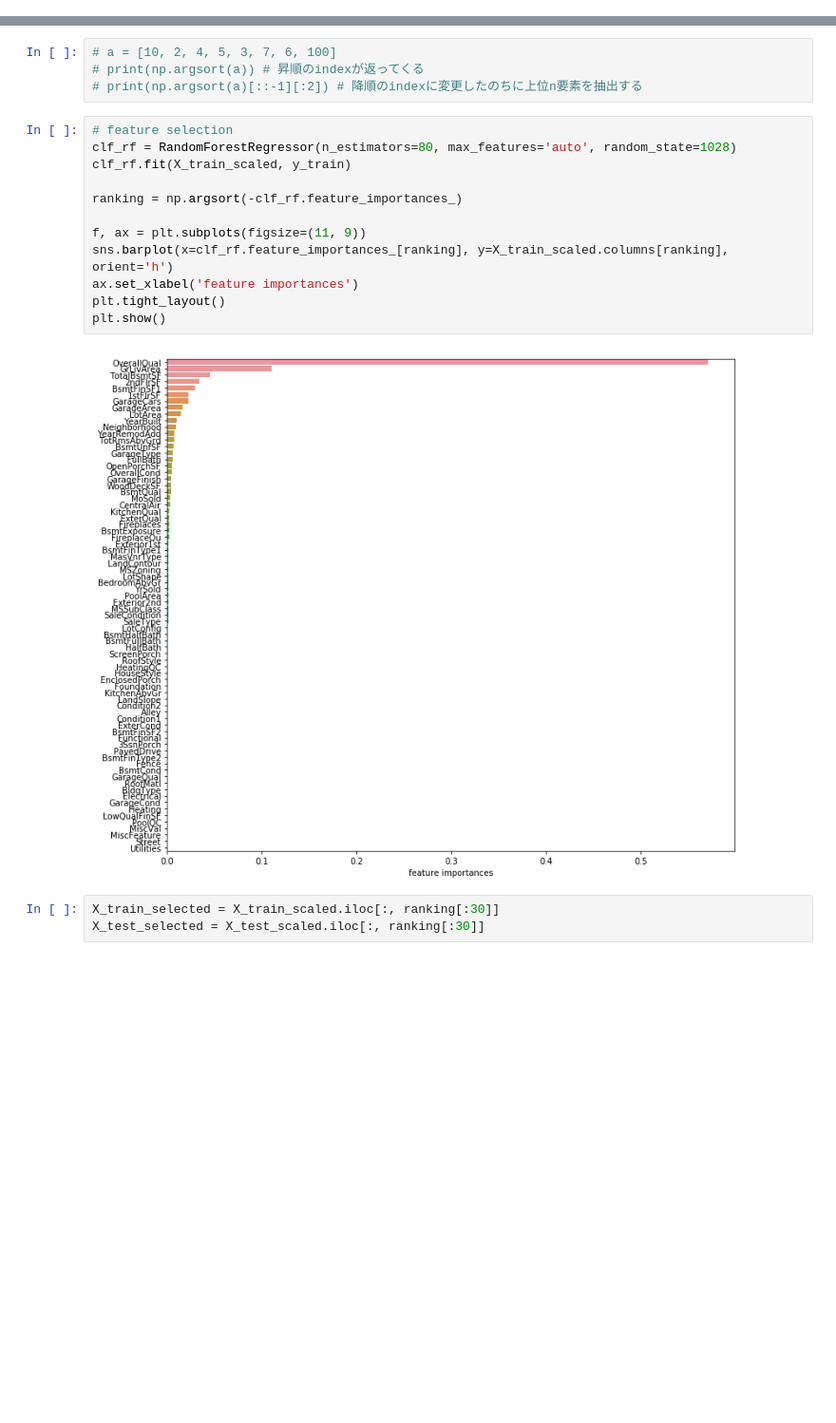
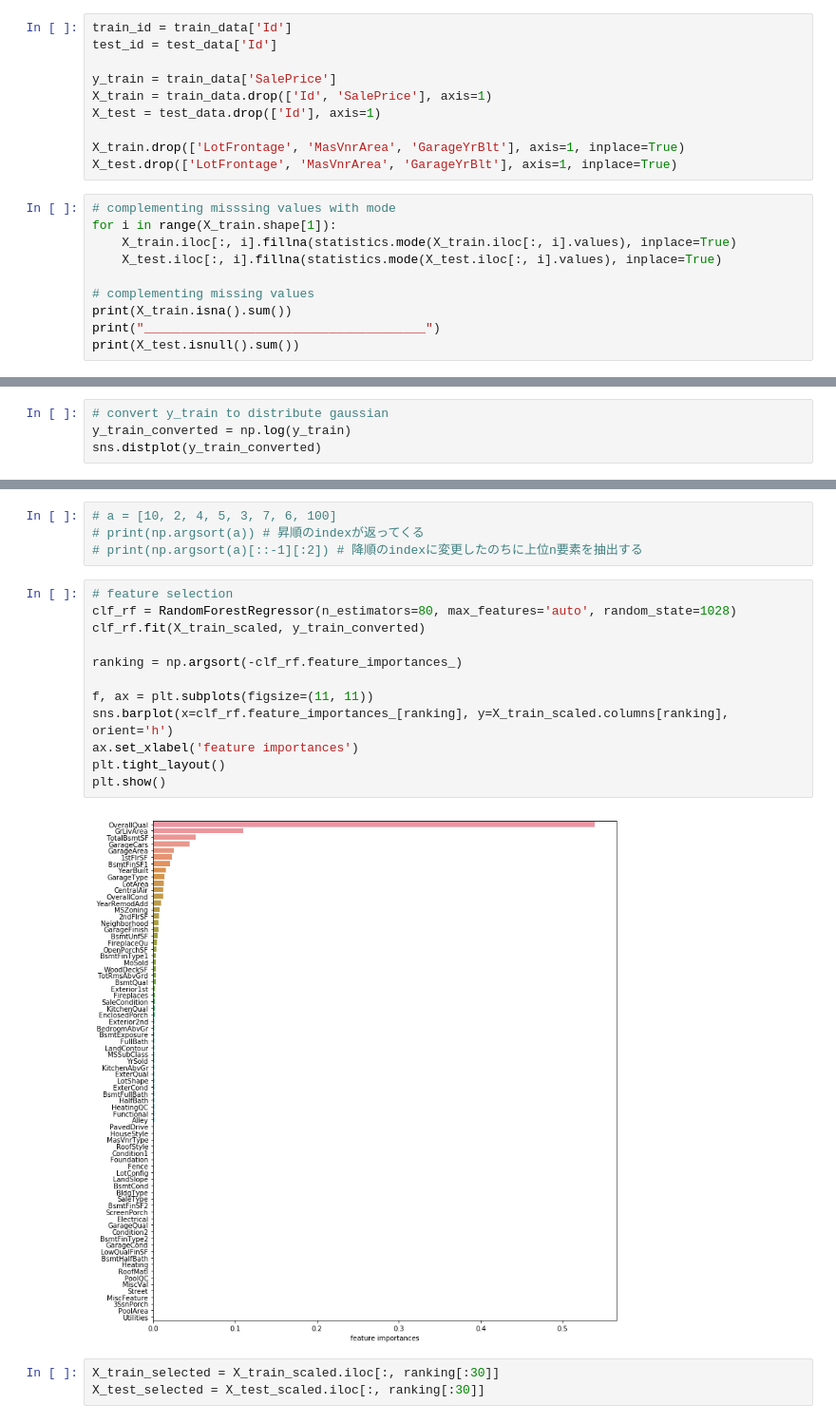
Before and after one commit to kinopee0219/housing_price, a Jupyter notebook: house_price.ipynb, the cells around one changed output, grey strips where cells are left out. Shown: that part at 95% size. Saved outputs shown, nothing was run; the diff lists cells and outputs as text; blank space fills up the shorter version.

```diff
--- a/house_price.ipynb
+++ b/house_price.ipynb
@@ -106,0 +104,20 @@ Length: 80, dtype: object
+# %%
+train_id = train_data['Id']
+test_id = test_data['Id']
+
+y_train = train_data['SalePrice']
+X_train = train_data.drop(['Id', 'SalePrice'], axis=1)
+X_test = test_data.drop(['Id'], axis=1)
+
+X_train.drop(['LotFrontage', 'MasVnrArea', 'GarageYrBlt'], axis=1, inplace=True)
+X_test.drop(['LotFrontage', 'MasVnrArea', 'GarageYrBlt'], axis=1, inplace=True)
+# %%
+# complementing misssing values with mode
+for i in range(X_train.shape[1]):
+    X_train.iloc[:, i].fillna(statistics.mode(X_train.iloc[:, i].values), inplace=True)
+    X_test.iloc[:, i].fillna(statistics.mode(X_test.iloc[:, i].values), inplace=True)
+
+# complementing missing values
+print(X_train.isna().sum())
+print("______________________________________")
+print(X_test.isnull().sum())
@@ -259,0 +199,4 @@ array([dtype('int64'), dtype('int64'), dtype('int64'), dtype('int64'),
+# %%
+# convert y_train to distribute gaussian
+y_train_converted = np.log(y_train)
+sns.distplot(y_train_converted)
@@ -279,17 +226,17 @@ display(X_train_scaled.head())
 # %%
 # feature selection
 clf_rf = RandomForestRegressor(n_estimators=80, max_features='auto', random_state=1028)
-clf_rf.fit(X_train_scaled, y_train)
+clf_rf.fit(X_train_scaled, y_train_converted)
 
 ranking = np.argsort(-clf_rf.feature_importances_)
 
-f, ax = plt.subplots(figsize=(11, 9))
+f, ax = plt.subplots(figsize=(11, 11))
 sns.barplot(x=clf_rf.feature_importances_[ranking], y=X_train_scaled.columns[ranking], orient='h')
 ax.set_xlabel('feature importances')
 plt.tight_layout()
 plt.show()
 # %% [output]
-[figure, old version]
+[figure, new version]
 # %%
 X_train_selected = X_train_scaled.iloc[:, ranking[:30]]
 X_test_selected = X_test_scaled.iloc[:, ranking[:30]]
```
Also changed, not shown: parts of 29 cells of this notebook.
